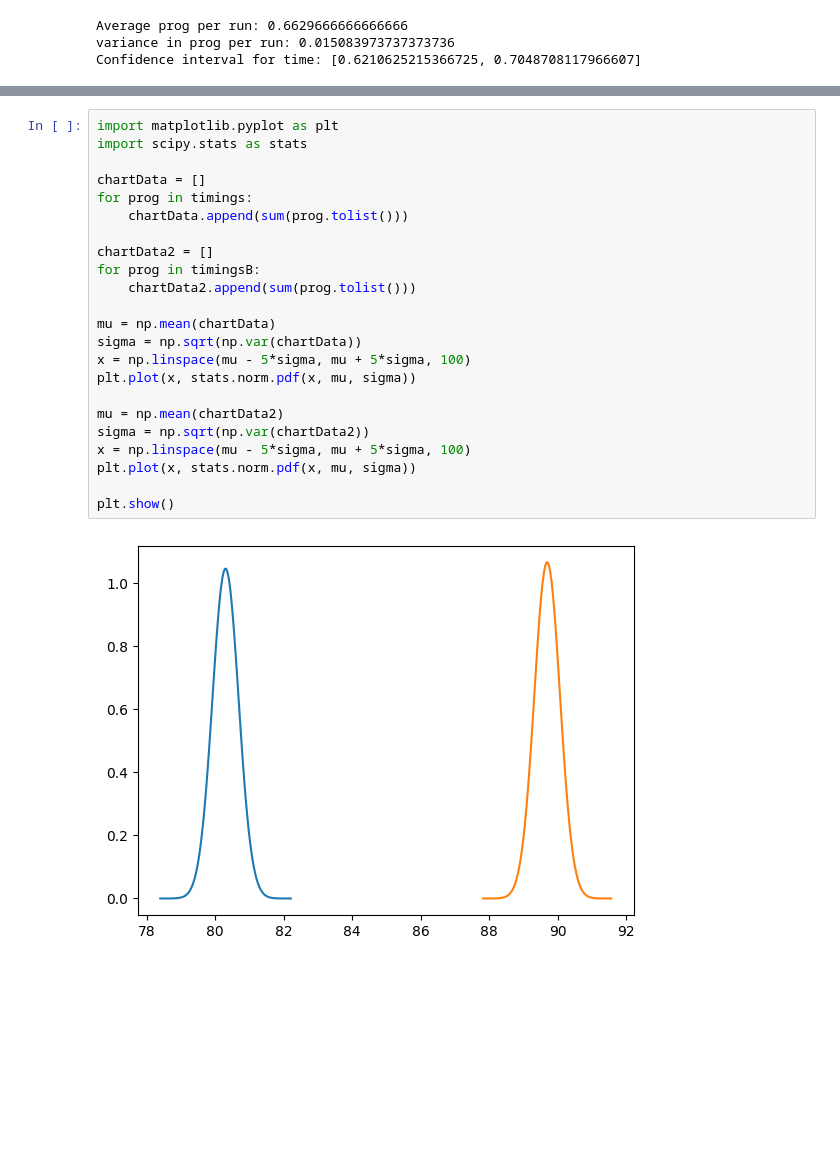
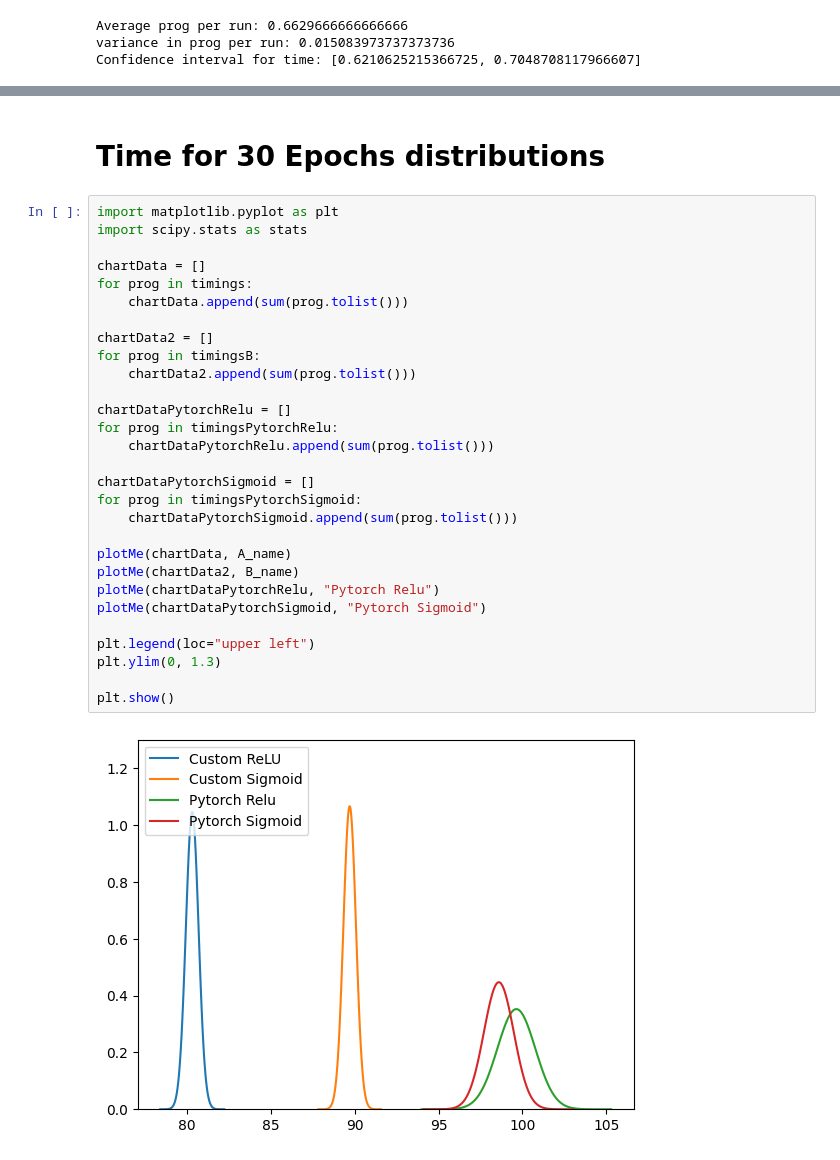
Before and after one commit to sebbdk/mnist-project-playground, a Jupyter notebook: results/calc.ipynb, the cells around one changed output, grey strips where cells are left out. Cells and saved outputs as stored; diff of their text form; blank space fills up the shorter version.

```diff
--- a/results/calc.ipynb
+++ b/results/calc.ipynb
@@ -90,25 +143,33 @@ plt.show()
-# %%
-import matplotlib.pyplot as plt
-import scipy.stats as stats
-
-chartData = []
-for prog in timings:
-	chartData.append(sum(prog.tolist()))
-
-chartData2 = []
-for prog in timingsB:
-	chartData2.append(sum(prog.tolist()))
-
-mu = np.mean(chartData)
-sigma = np.sqrt(np.var(chartData))
-x = np.linspace(mu - 5*sigma, mu + 5*sigma, 100)
-plt.plot(x, stats.norm.pdf(x, mu, sigma))
-
-mu = np.mean(chartData2)
-sigma = np.sqrt(np.var(chartData2))
-x = np.linspace(mu - 5*sigma, mu + 5*sigma, 100)
-plt.plot(x, stats.norm.pdf(x, mu, sigma))
-
-plt.show()
-# %% [output]
-[figure, removed]
+# %% [markdown]
+# Time for 30 Epochs distributions
+# %%
+import matplotlib.pyplot as plt
+import scipy.stats as stats
+
+chartData = []
+for prog in timings:
+	chartData.append(sum(prog.tolist()))
+
+chartData2 = []
+for prog in timingsB:
+	chartData2.append(sum(prog.tolist()))
+
+chartDataPytorchRelu = []
+for prog in timingsPytorchRelu:
+	chartDataPytorchRelu.append(sum(prog.tolist()))
+
+chartDataPytorchSigmoid = []
+for prog in timingsPytorchSigmoid:
+	chartDataPytorchSigmoid.append(sum(prog.tolist()))
+
+plotMe(chartData, A_name)
+plotMe(chartData2, B_name)
+plotMe(chartDataPytorchRelu, "Pytorch Relu")
+plotMe(chartDataPytorchSigmoid, "Pytorch Sigmoid")
+
+plt.legend(loc="upper left")
+plt.ylim(0, 1.3)
+
+plt.show()
+# %% [output]
+[figure, added]
```
Also changed, not shown: parts of 5 cells of this notebook, 2 other files.
